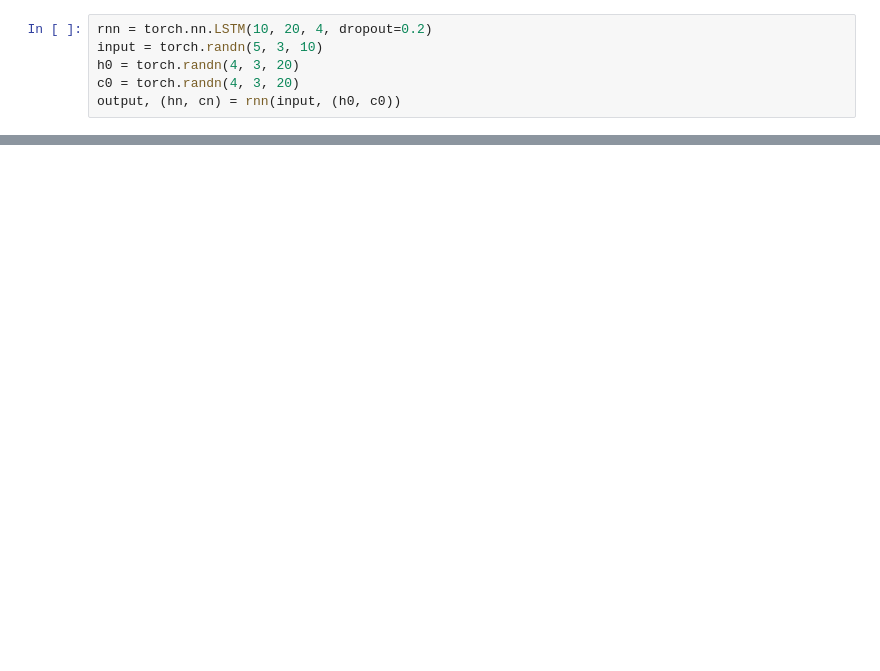
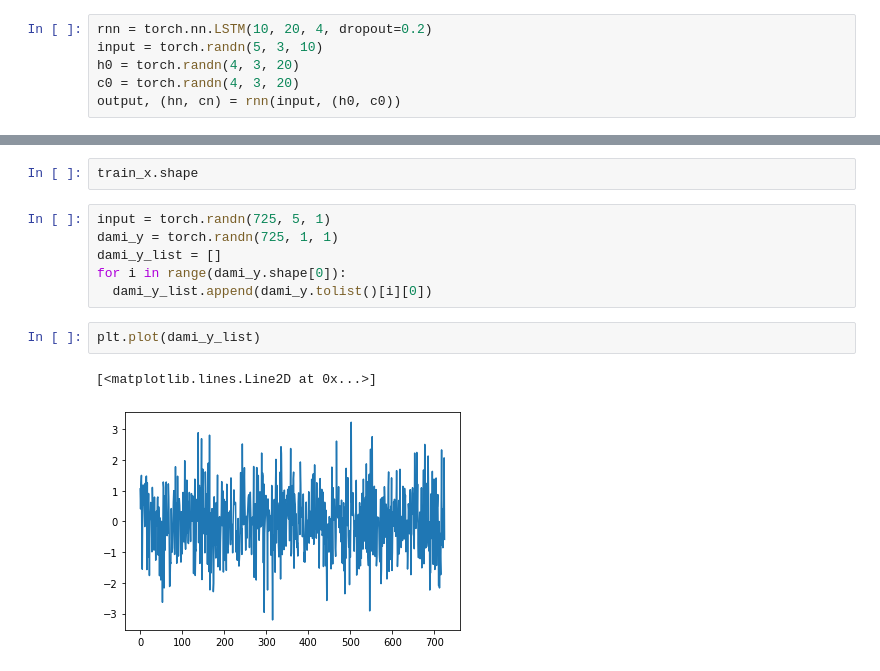
Before and after one commit to singwang-cn/Neural_Networks, a Jupyter notebook: Implementation_of_LSTM_with_Pytorch.ipynb, the cells around one changed output, grey strips where cells are left out. Saved outputs shown, nothing was run; the diff lists cells and outputs as text; blank space fills up the shorter version.

```diff
--- a/Implementation_of_LSTM_with_Pytorch.ipynb
+++ b/Implementation_of_LSTM_with_Pytorch.ipynb
@@ -33,0 +103,13 @@ tensor([[[-0.0758,  0.1166, -0.3063, -0.4799,  0.2947,  0.1360, -0.0791,
+# %%
+train_x.shape
+# %%
+input = torch.randn(725, 5, 1)
+dami_y = torch.randn(725, 1, 1)
+dami_y_list = []
+for i in range(dami_y.shape[0]):
+  dami_y_list.append(dami_y.tolist()[i][0])
+# %%
+plt.plot(dami_y_list)
+# %% [output]
+[<matplotlib.lines.Line2D at 0x...>]
+[figure, added]
```
Also changed, not shown: parts of 32 cells of this notebook.
